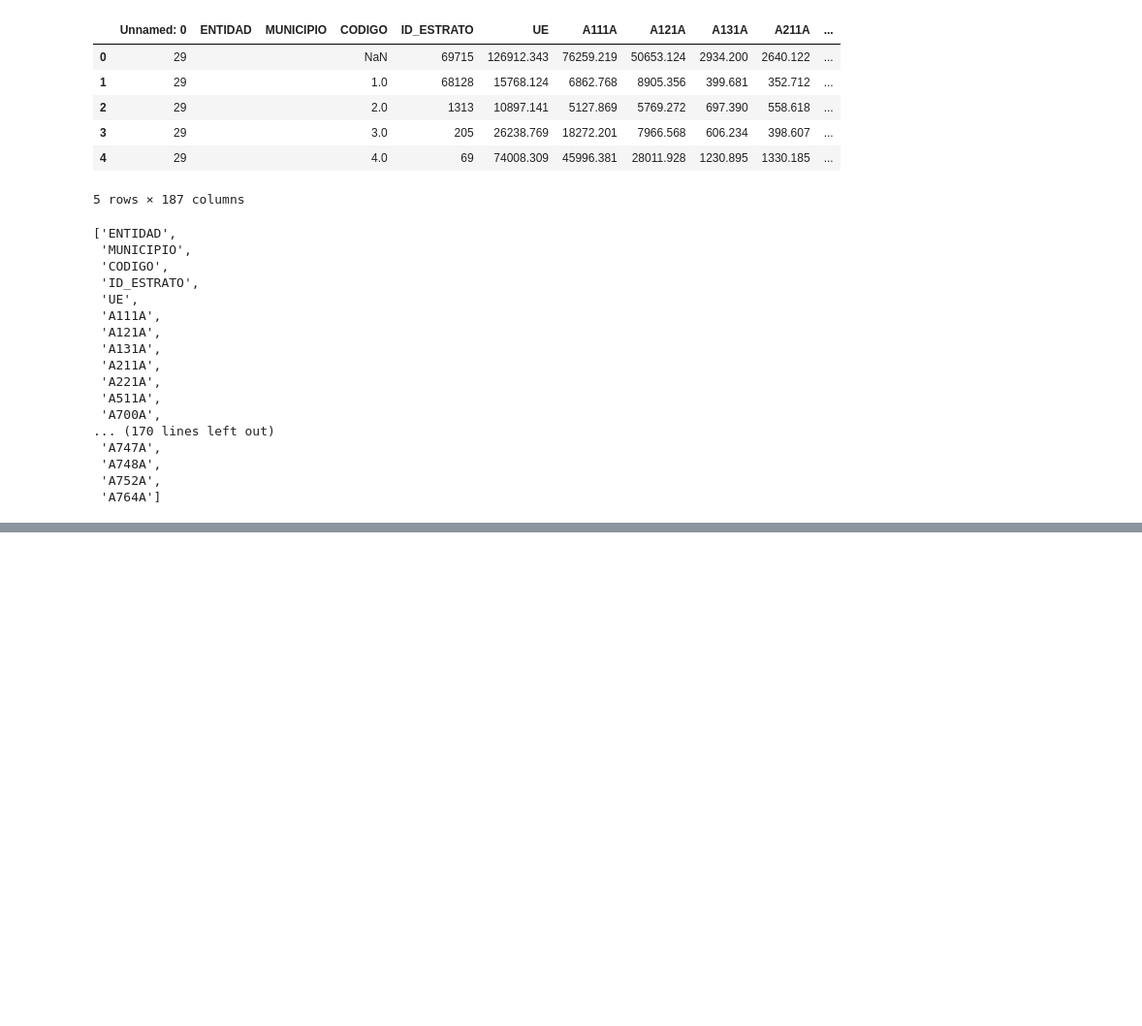
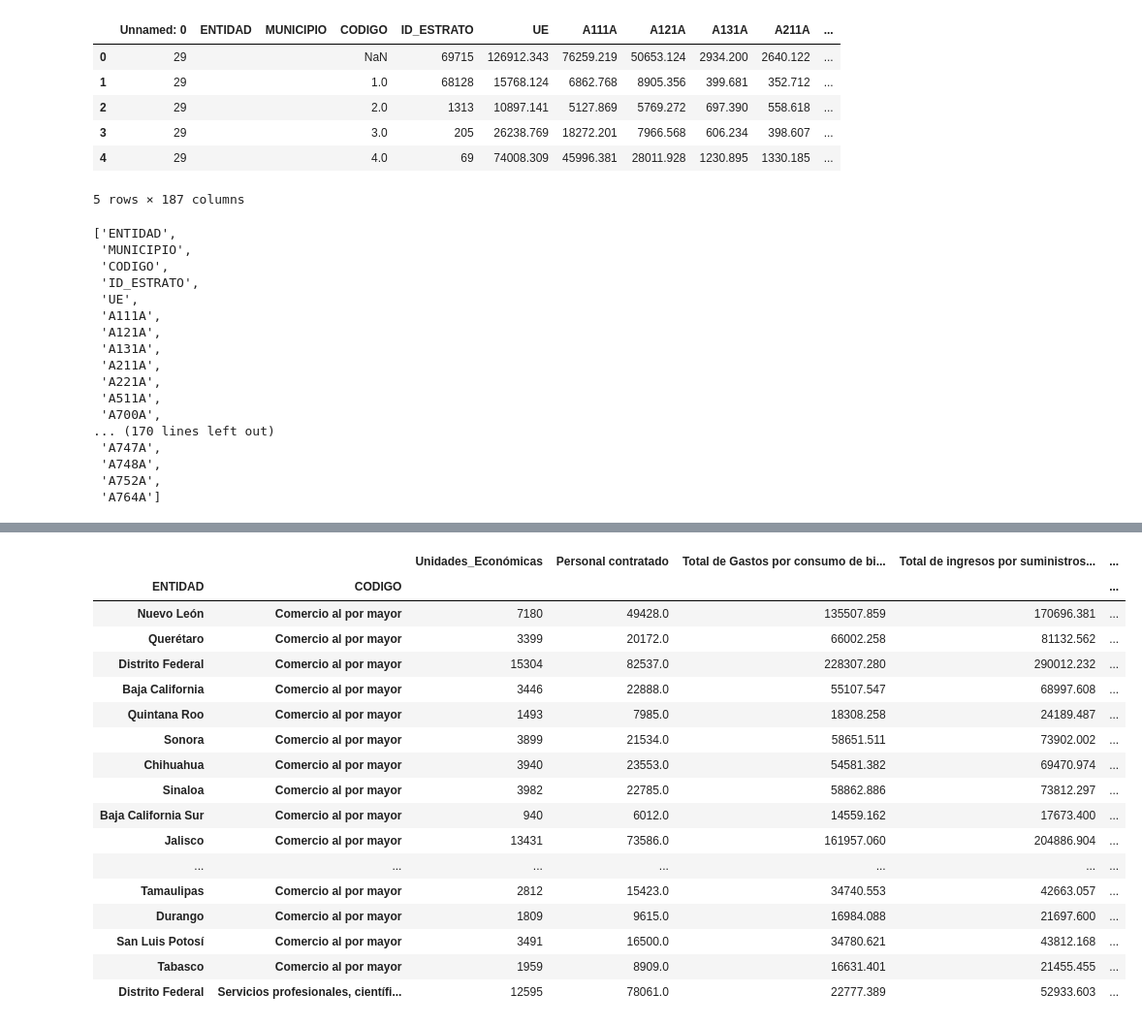
Before and after one commit to damontufar/project1, a Jupyter notebook: data_cleanup/inegi_data_2019.ipynb, the cells around one changed output, grey strips where cells are left out. Shown at 97% size. Cells and saved outputs as stored; diff of their text form; code cells hidden in the pictures; blank space fills up the shorter version.

```diff
--- a/data_cleanup/inegi_data_2019.ipynb
+++ b/data_cleanup/inegi_data_2019.ipynb
@@ -219,0 +237,18 @@ census_df = pd.merge(census_df, state_df, on = "CVE_ENT", how="left")
+# %%
+#Select Only the Activities of interest
+census_df = census_df.loc[(census_df["CODIGO"] == "Comercio al por mayor") |
+                          (census_df["CODIGO"] == "Comercio al por menor") |
+                          (census_df["CODIGO"] == "Servicios financieros y de seguros") |
+                          (census_df["CODIGO"] == "Servicios profesionales, científicos y técnicos") |
+                          (census_df["CODIGO"] == "Servicios educativos") |
+                          (census_df["CODIGO"] == "Servicios de salud y de asistencia social") |
+                          (census_df["CODIGO"] == "Servicios de esparcimiento culturales y deportivos, y otros servicios recreativos") |
+                          (census_df["CODIGO"] == "Servicios de alojamiento temporal y de preparación de alimentos y bebidas") |
+                          (census_df["CODIGO"] == "Otros servicios excepto actividades gubernamentales")]
+# %%
+#Filter when Minicipality is NULL, it refers to States
+census_df = census_df.loc[(census_df["MUNICIPIO"] == " ")]
+# %%
+#Select certain columns
+df = census_df[["ENTIDAD", "CODIGO", "Unidades_Económicas", "Personal contratado", "Total de Gastos por consumo de bienes y servicios", "Total de ingresos por suministros de bienes y servicios"]]
+df.head()
@@ -219,0 +262,31 @@ census_df = pd.merge(census_df, state_df, on = "CVE_ENT", how="left")
+# %%
+#Obtain data frame to work with
+group = df.groupby(["ENTIDAD", "CODIGO"]).sum()
+group["Ingresos por Personal Contratado"] = group["Total de ingresos por suministros de bienes y servicios"]/group["Personal contratado"]
+group["Ingresos por Negocio"] = group["Total de ingresos por suministros de bienes y servicios"]/group["Unidades_Económicas"]
+group["Gastos por Negocio"] = group["Total de Gastos por consumo de bienes y servicios"]/group["Unidades_Económicas"]
+group["Margen por Negocio"] = group["Ingresos por Negocio"] - group["Gastos por Negocio"]
+# %%
+#Sort for higher Margin per Merchant
+revenue_per_merchant = group\
+    .sort_values("Margen por Negocio", ascending = False)
+revenue_per_merchant.head(20)
+# %% [output]
+|  |  | Unidades_Económicas | Personal contratado | Total de Gastos por consumo de bi... | Total de ingresos por suministros... | ... |
+| ENTIDAD | CODIGO |  |  |  |  | ... |
+| Nuevo León | Comercio al por mayor | 7180 | 49428.0 | 135507.859 | 170696.381 | ... |
+| Querétaro | Comercio al por mayor | 3399 | 20172.0 | 66002.258 | 81132.562 | ... |
+| Distrito Federal | Comercio al por mayor | 15304 | 82537.0 | 228307.280 | 290012.232 | ... |
+| Baja California | Comercio al por mayor | 3446 | 22888.0 | 55107.547 | 68997.608 | ... |
+| Quintana Roo | Comercio al por mayor | 1493 | 7985.0 | 18308.258 | 24189.487 | ... |
+| Sonora | Comercio al por mayor | 3899 | 21534.0 | 58651.511 | 73902.002 | ... |
+| Chihuahua | Comercio al por mayor | 3940 | 23553.0 | 54581.382 | 69470.974 | ... |
+| Sinaloa | Comercio al por mayor | 3982 | 22785.0 | 58862.886 | 73812.297 | ... |
+| Baja California Sur | Comercio al por mayor | 940 | 6012.0 | 14559.162 | 17673.400 | ... |
+| Jalisco | Comercio al por mayor | 13431 | 73586.0 | 161957.060 | 204886.904 | ... |
+| ... | ... | ... | ... | ... | ... | ... |
+| Tamaulipas | Comercio al por mayor | 2812 | 15423.0 | 34740.553 | 42663.057 | ... |
+| Durango | Comercio al por mayor | 1809 | 9615.0 | 16984.088 | 21697.600 | ... |
+| San Luis Potosí | Comercio al por mayor | 3491 | 16500.0 | 34780.621 | 43812.168 | ... |
+| Tabasco | Comercio al por mayor | 1959 | 8909.0 | 16631.401 | 21455.455 | ... |
+| Distrito Federal | Servicios profesionales, científi... | 12595 | 78061.0 | 22777.389 | 52933.603 | ... |
```
Also changed, not shown: parts of 11 cells of this notebook.
